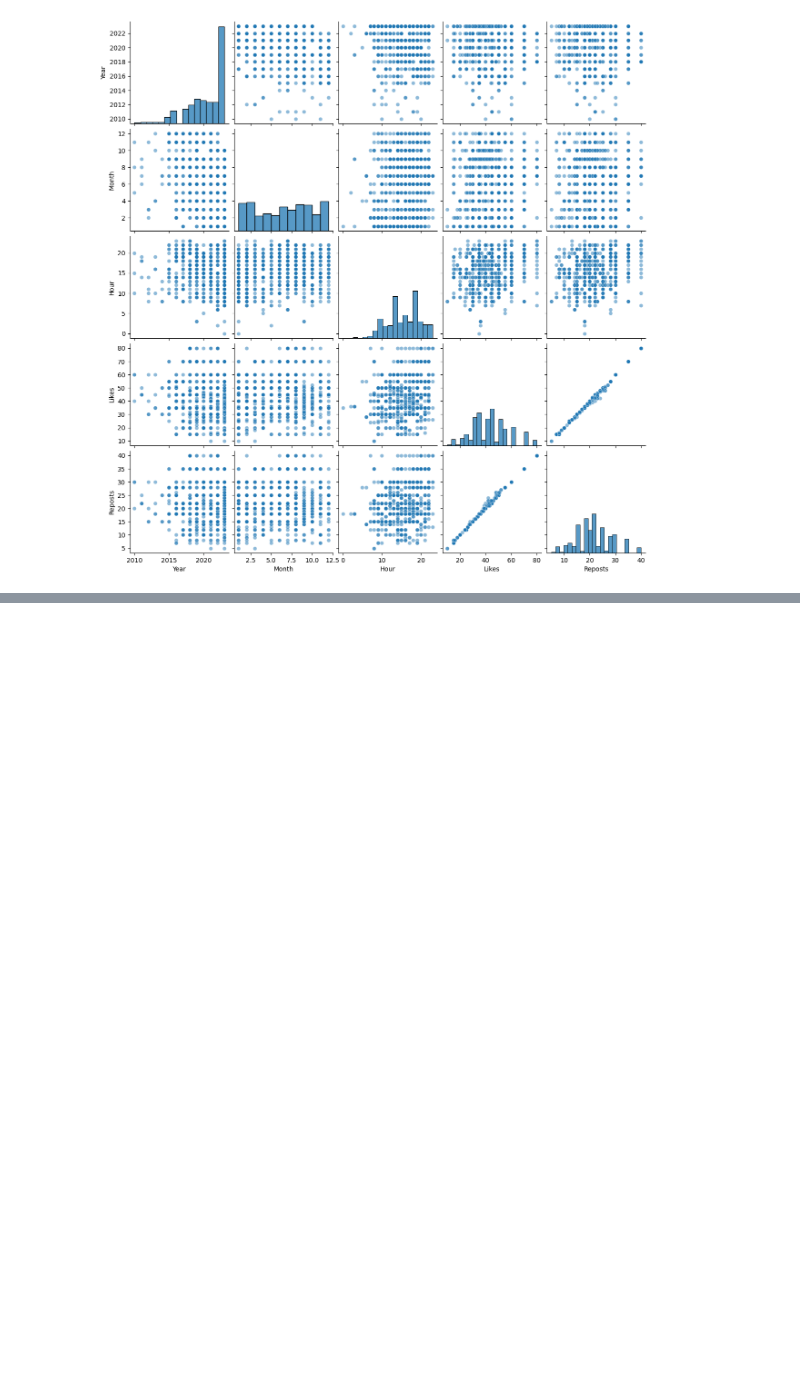
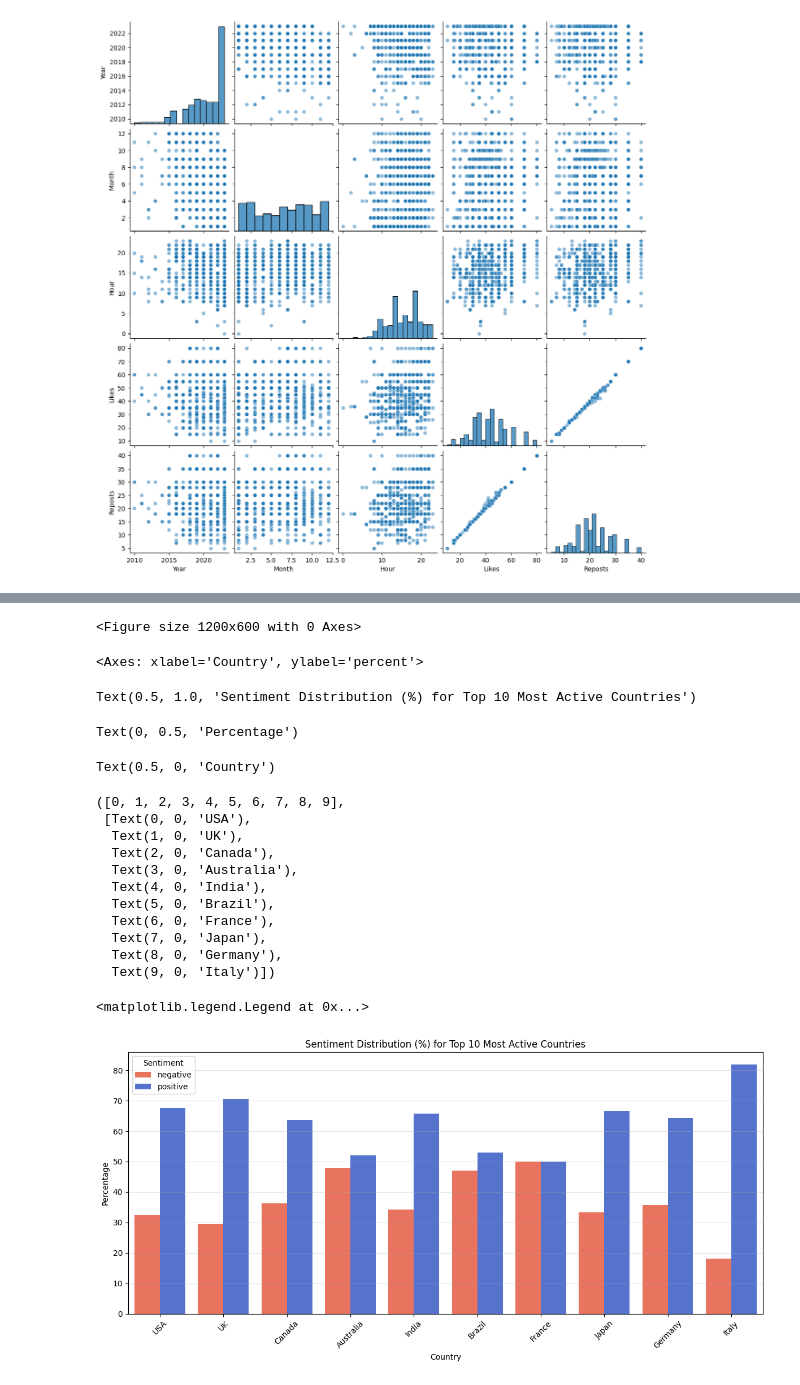
Before and after one commit to ejc9378/DataPoints-DS-Bootcamp-Fall-2025, a Jupyter notebook: Notebook.ipynb, the cells around one changed output, grey strips where cells are left out. Drawn from its saved outputs; the diff is of its cells as text; code cells hidden in the pictures; blank space fills up the shorter version.

```diff
--- a/Notebook.ipynb
+++ b/Notebook.ipynb
@@ -271,0 +406,67 @@ sns.pairplot(df, vars=['Year', 'Month', 'Hour', 'Likes', 'Reposts'], plot_kws={'
+# %%
+top10 = (
+    df["Country"]
+    .value_counts()
+    .head(10)
+    .index
+)
+
+df_top10 = df[df["Country"].isin(top10)]
+
+# Compute sentiment counts per country
+sent_counts = (
+    df_top10
+    .groupby(["Country", "Predicted Sentiment"])
+    .size()
+    .reset_index(name="count")
+)
+
+# Compute percentages per country
+sent_counts["percent"] = (
+    sent_counts.groupby("Country")["count"]
+    .transform(lambda x: x / x.sum() * 100)
+)
+
+plt.figure(figsize=(12,6))
+
+palette = {
+    "negative": "tomato",
+    "positive": "royalblue"
+}
+
+sns.barplot(
+    data=sent_counts,
+    x="Country",
+    y="percent",
+    hue="Predicted Sentiment",
+    order=top10,
+    palette=palette
+)
+
+plt.title("Sentiment Distribution (%) for Top 10 Most Active Countries")
+plt.ylabel("Percentage")
+plt.xlabel("Country")
+plt.xticks(rotation=45)
+plt.grid(True, axis='y', alpha=0.35)
+plt.legend(title="Sentiment")
+plt.tight_layout()
+plt.show()
+# %% [output]
+<Figure size 1200x600 with 0 Axes>
+<Axes: xlabel='Country', ylabel='percent'>
+Text(0.5, 1.0, 'Sentiment Distribution (%) for Top 10 Most Active Countries')
+Text(0, 0.5, 'Percentage')
+Text(0.5, 0, 'Country')
+([0, 1, 2, 3, 4, 5, 6, 7, 8, 9],
+ [Text(0, 0, 'USA'),
+  Text(1, 0, 'UK'),
+  Text(2, 0, 'Canada'),
+  Text(3, 0, 'Australia'),
+  Text(4, 0, 'India'),
+  Text(5, 0, 'Brazil'),
+  Text(6, 0, 'France'),
+  Text(7, 0, 'Japan'),
+  Text(8, 0, 'Germany'),
+  Text(9, 0, 'Italy')])
+<matplotlib.legend.Legend at 0x...>
+[figure, added]
```
Also changed, not shown: parts of 6 cells of this notebook.
